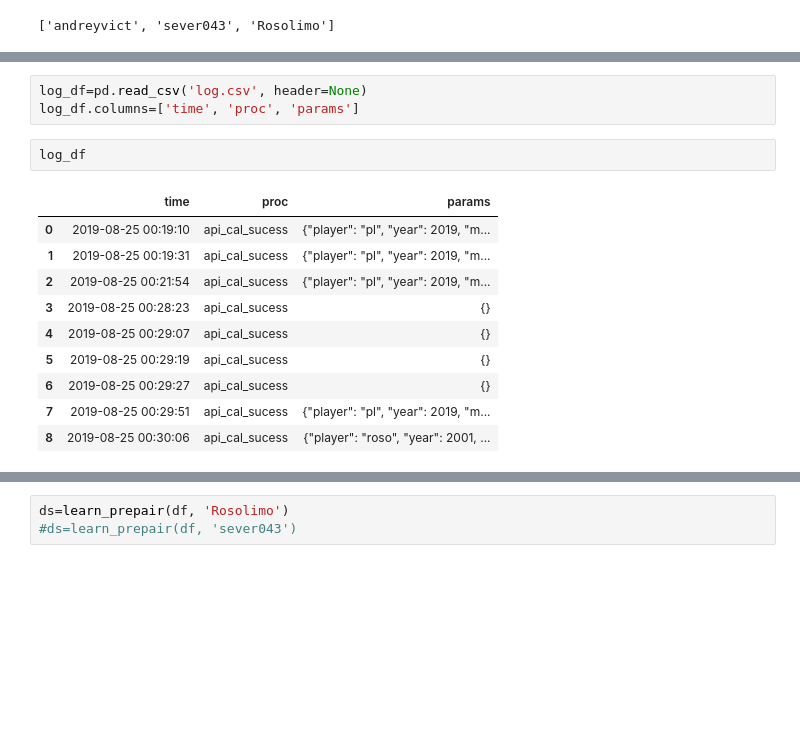
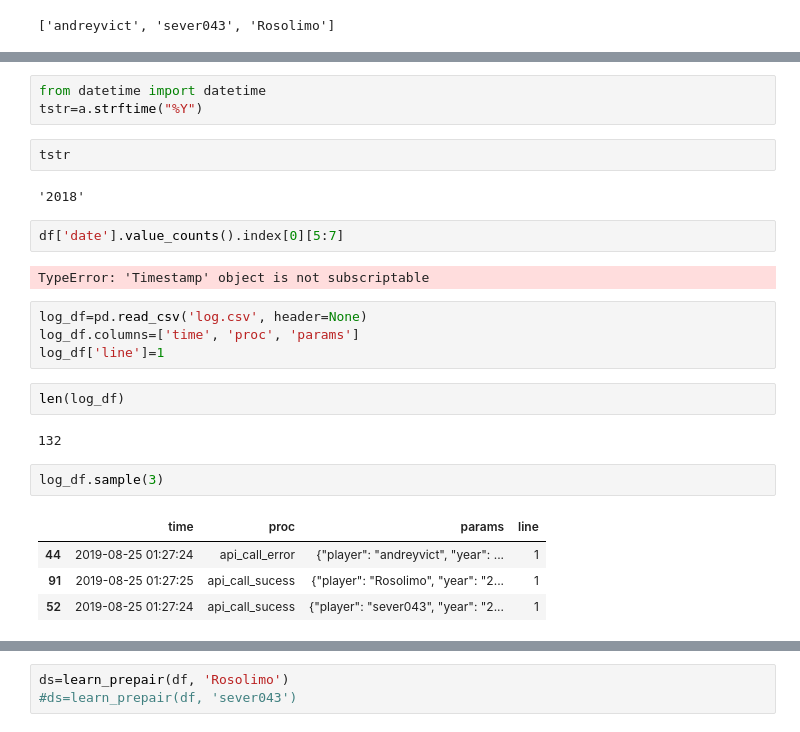
Before and after one commit to rosolimo212/chesscom, a Jupyter notebook: API_import.ipynb, the cells around one changed output, grey strips where cells are left out. Drawn from its saved outputs; the diff is of its cells as text; blank space fills up the shorter version.

```diff
--- a/API_import.ipynb
+++ b/API_import.ipynb
@@ -568,16 +450,26 @@ logging(proc,
+# %%
+from datetime import datetime
+tstr=a.strftime("%Y")
+# %%
+tstr
+# %% [output]
+'2018'
+# %%
+df['date'].value_counts().index[0][5:7]
+# %% [output]
+TypeError: 'Timestamp' object is not subscriptable
 # %%
 log_df=pd.read_csv('log.csv', header=None)
 log_df.columns=['time', 'proc', 'params']
+log_df['line']=1
+# %%
+len(log_df)
+# %% [output]
+132
 # %%
-log_df
+log_df.sample(3)
 # %% [output]
-|  | time | proc | params |
-| 0 | 2019-08-25 00:19:10 | api_cal_sucess | {"player": "pl", "year": 2019, "m... |
-| 1 | 2019-08-25 00:19:31 | api_cal_sucess | {"player": "pl", "year": 2019, "m... |
-| 2 | 2019-08-25 00:21:54 | api_cal_sucess | {"player": "pl", "year": 2019, "m... |
-| 3 | 2019-08-25 00:28:23 | api_cal_sucess | {} |
-| 4 | 2019-08-25 00:29:07 | api_cal_sucess | {} |
-| 5 | 2019-08-25 00:29:19 | api_cal_sucess | {} |
-| 6 | 2019-08-25 00:29:27 | api_cal_sucess | {} |
-| 7 | 2019-08-25 00:29:51 | api_cal_sucess | {"player": "pl", "year": 2019, "m... |
-| 8 | 2019-08-25 00:30:06 | api_cal_sucess | {"player": "roso", "year": 2001, ... |
+|  | time | proc | params | line |
+| 44 | 2019-08-25 01:27:24 | api_call_error | {"player": "andreyvict", "year": ... | 1 |
+| 91 | 2019-08-25 01:27:25 | api_call_sucess | {"player": "Rosolimo", "year": "2... | 1 |
+| 52 | 2019-08-25 01:27:24 | api_call_sucess | {"player": "sever043", "year": "2... | 1 |
```
Also changed, not shown: parts of 16 cells of this notebook.
